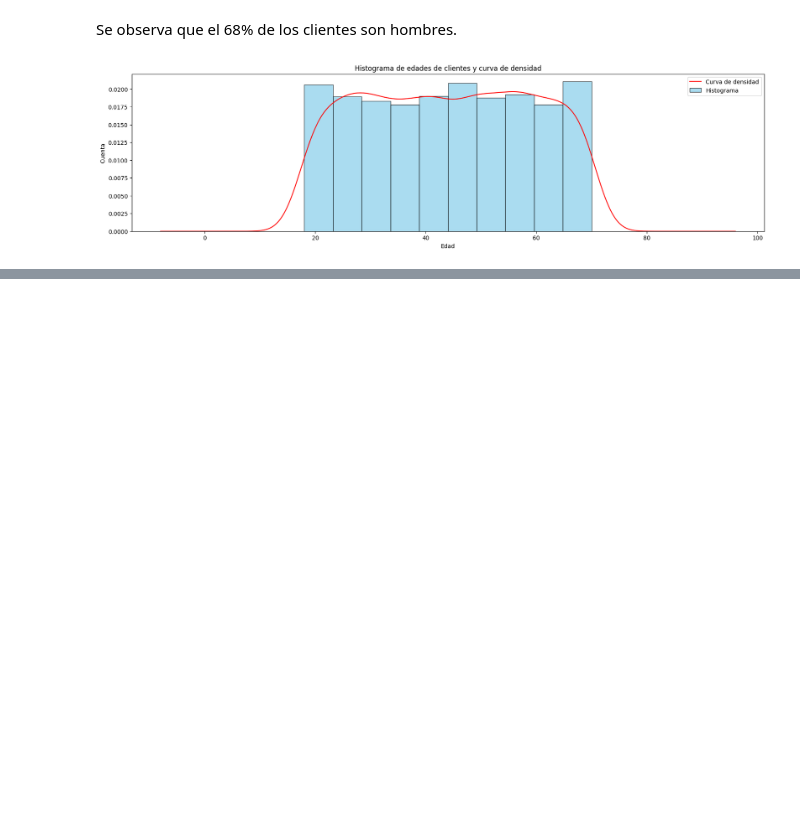
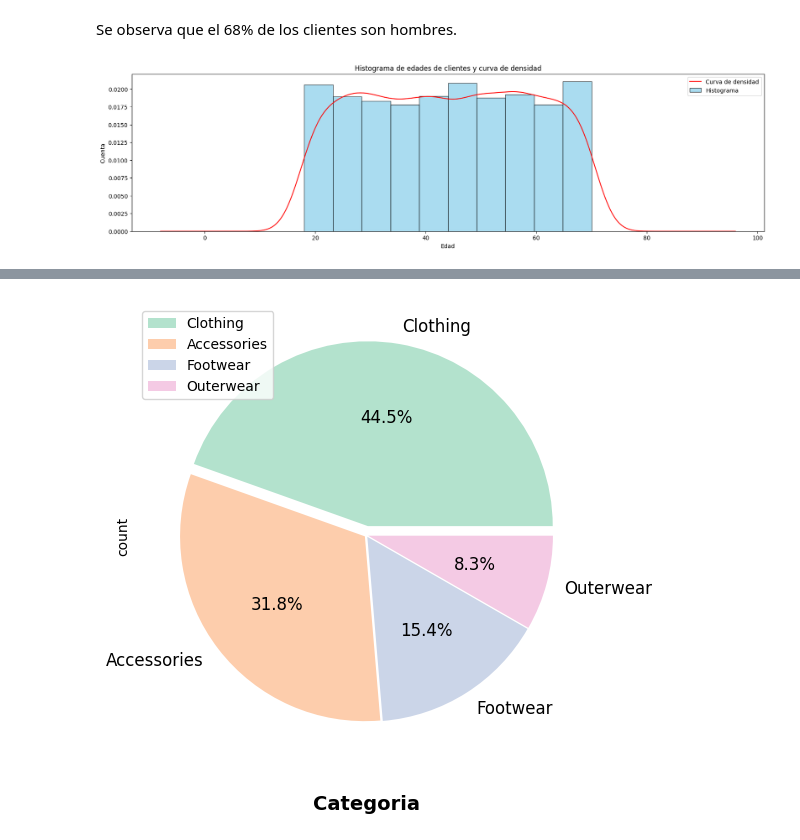
Before and after one commit to CR357/proyecto-final, a Jupyter notebook: notebooks/03_visualizaciones.ipynb, the cells around one changed output, grey strips where cells are left out. Cells and saved outputs as stored; diff of their text form; code cells hidden in the pictures; blank space fills up the shorter version.

```diff
--- a/notebooks/03_visualizaciones.ipynb
+++ b/notebooks/03_visualizaciones.ipynb
@@ -66,0 +98,14 @@ Se observa en el histograma que las edades de los clientes van desde 18 a 70 añ
+# %%
+# Se crea la figura para graficar
+plt.figure(figsize = (20, 6))
+
+counts = df["Category"].value_counts()
+explode = (0.05, 0.01, 0.01, 0.01)
+
+# Se crea el gráfico, con explode configurado para separar la categoría más vendida: 'Clothing'
+counts.plot(kind = 'pie', fontsize = 12, colors = colors, explode = explode, autopct = '%1.1f%%')
+plt.xlabel('Categoria', weight = "bold", color = "k", fontsize = 14, labelpad = 20) # Se añade etiqueta al eje x
+plt.legend(labels = counts.index, loc = "best") # Se configura la leyenda
+plt.show()
+# %% [output]
+[figure, added]
```
Also changed, not shown: parts of 9 cells of this notebook.
